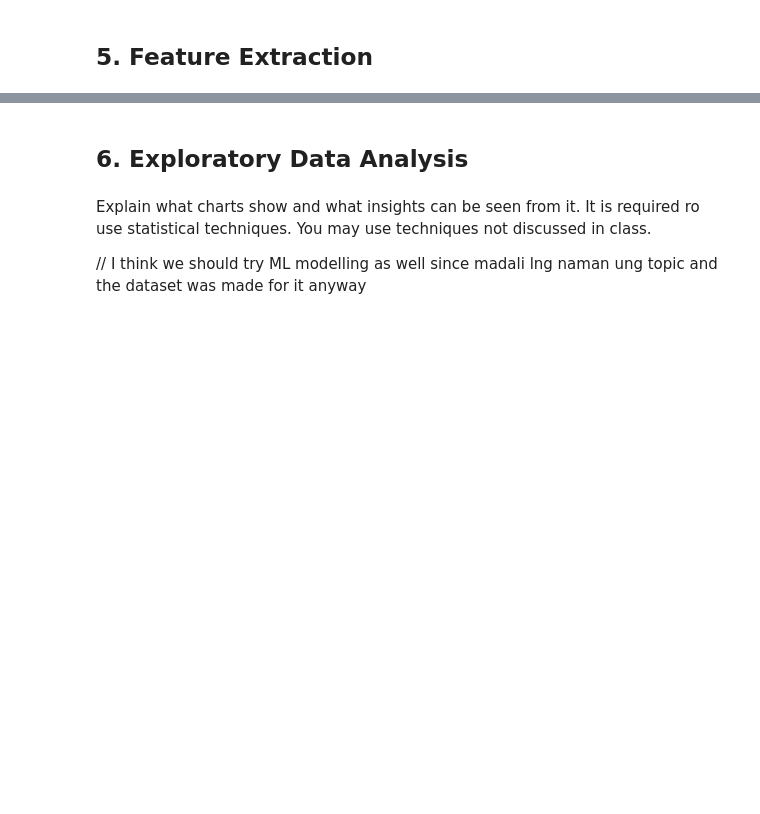
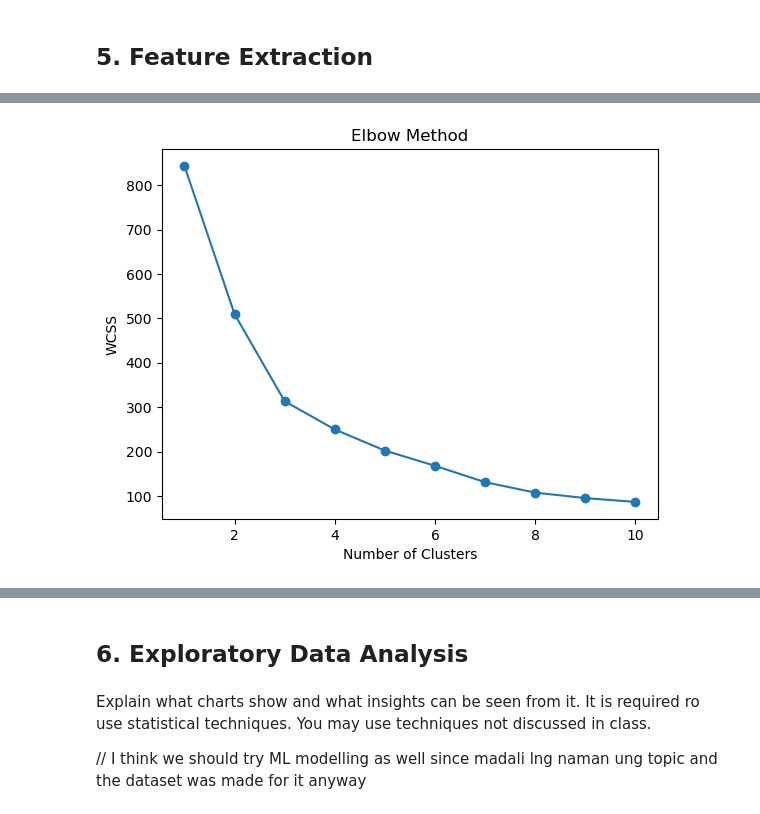
Before and after one commit to axsulit/data100_mco, a Jupyter notebook: main.ipynb, the cells around one changed output, grey strips where cells are left out. Drawn from its saved outputs; the diff is of its cells as text; code cells hidden in the pictures; blank space fills up the shorter version.

```diff
--- a/main.ipynb
+++ b/main.ipynb
@@ -81,0 +364,23 @@ Explain what these features are and why they may help.
+# %%
+def classify_area(zipcode):
+    urban_zipcodes = ['98102', '98103', '98105', '98106', '98107', '98108',
+                      '98109', '98112', '98115', '98116', '98117', '98118',
+                      '98119', '98122', '98125', '98126', '98133', '98144',
+                      '98199'] # Downtown Seattle, Capitol Hill, etc
+
+    suburban_zipcodes = ['98001', '98002', '98003', '98004', '98005', '98006',
+                         '98007', '98008', '98011', '98027', '98028', '98029',
+                         '98030', '98031', '98032', '98033', '98034', '98038',
+                         '98039', '98040', '98042', '98052', '98053', '98055',
+                         '98056', '98058', '98059', '98072', '98074', '98075',
+                         '98146', '98148', '98155', '98166', '98168', '98177',
+                         '98178', '98188', '98198'] # Bellevue area, Kent, etc
+
+    if str(zipcode) in urban_zipcodes:
+        return 'urban'
+    elif str(zipcode) in suburban_zipcodes:
+        return 'suburban'
+    else:
+        return 'rural'
+
+new_features_df['area'] = new_features_df['zipcode'].apply(classify_area)
@@ -81,0 +391,18 @@ Explain what these features are and why they may help.
+# %%
+from sklearn.cluster import KMeans
+import matplotlib.pyplot as plt
+
+wcss = []
+coords = new_features_df[['long', 'lat']].values
+for i in range(1, 11):
+    kmeans = KMeans(n_clusters=i, random_state=42)
+    kmeans.fit(coords)
+    wcss.append(kmeans.inertia_)
+
+plt.plot(range(1, 11), wcss, marker='o')
+plt.title('Elbow Method')
+plt.xlabel('Number of Clusters')
+plt.ylabel('WCSS')
+plt.show()
+# %% [output]
+[figure, added]
```
Also changed, not shown: parts of 42 cells of this notebook, 2 other files.
